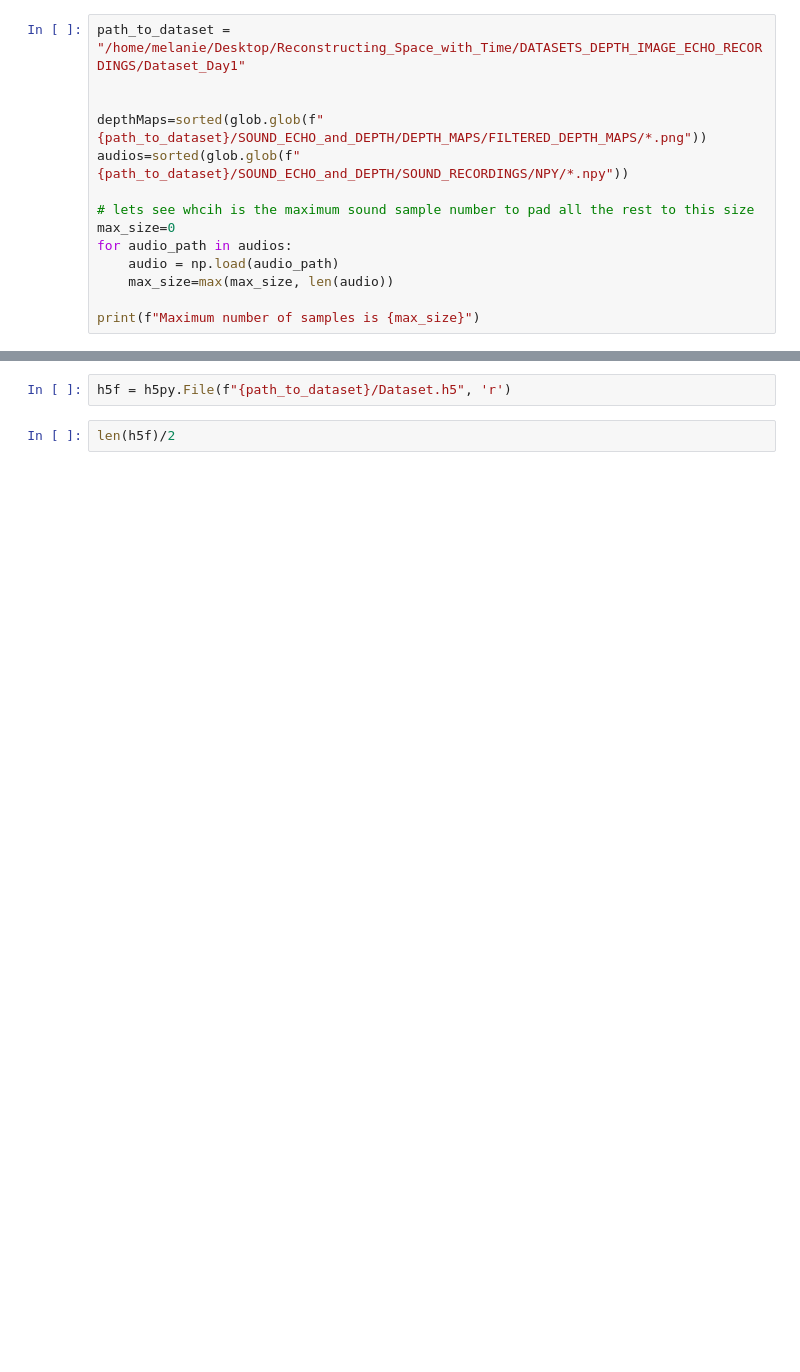
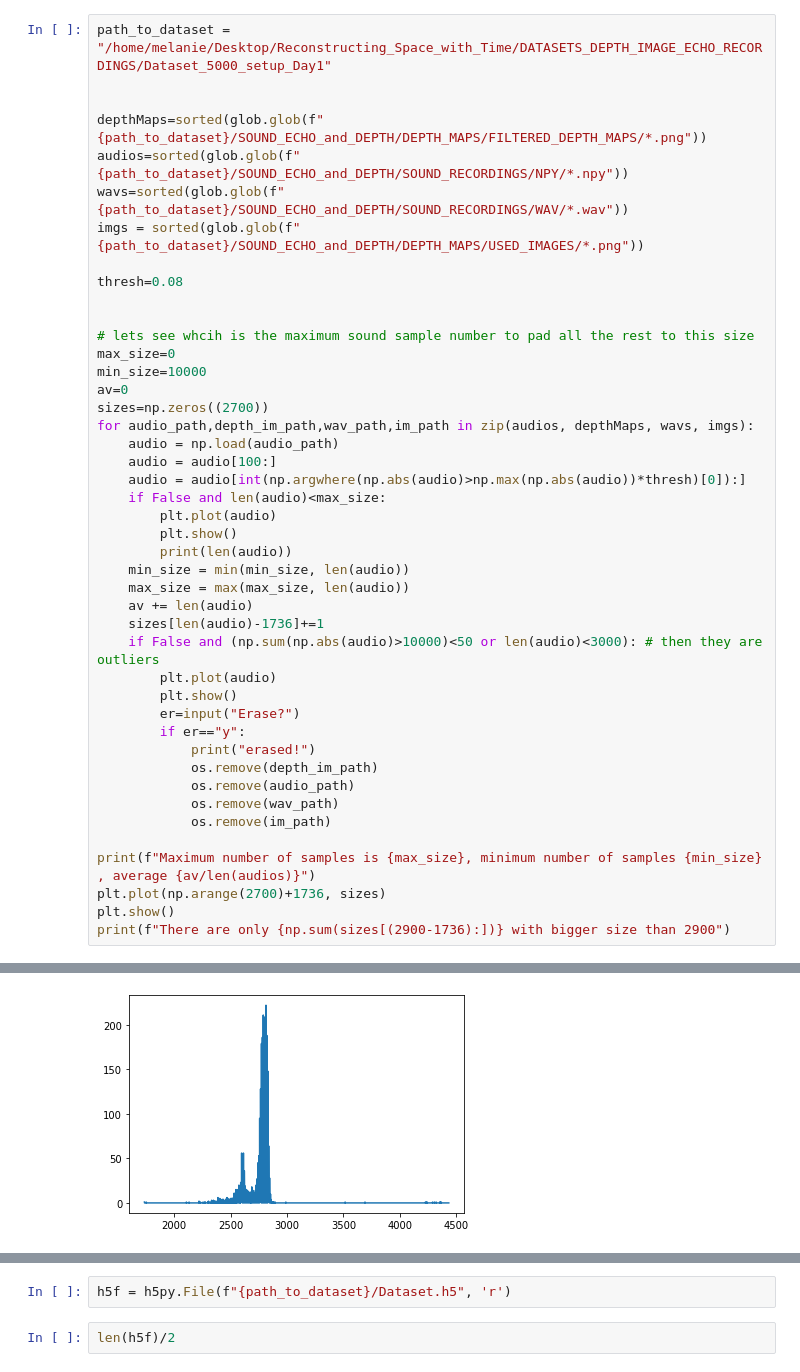
Before and after one commit to Oiangu9/Reconstructing_Space_with_Time, a Jupyter notebook: DEEP_LEARNING_LAB/DATASET_h5f_generator_from_images_and_wavs.ipynb, the cells around one changed output, grey strips where cells are left out. Cells and saved outputs as stored; diff of their text form; blank space fills up the shorter version.

```diff
--- a/DEEP_LEARNING_LAB/DATASET_h5f_generator_from_images_and_wavs.ipynb
+++ b/DEEP_LEARNING_LAB/DATASET_h5f_generator_from_images_and_wavs.ipynb
@@ -8,15 +9,45 @@ from skimage.transform import downscale_local_mean
 # %%
-path_to_dataset = "/home/melanie/Desktop/Reconstructing_Space_with_Time/DATASETS_DEPTH_IMAGE_ECHO_RECORDINGS/Dataset_Day1"
+path_to_dataset = "/home/melanie/Desktop/Reconstructing_Space_with_Time/DATASETS_DEPTH_IMAGE_ECHO_RECORDINGS/Dataset_5000_setup_Day1"
 
 
 depthMaps=sorted(glob.glob(f"{path_to_dataset}/SOUND_ECHO_and_DEPTH/DEPTH_MAPS/FILTERED_DEPTH_MAPS/*.png"))
 audios=sorted(glob.glob(f"{path_to_dataset}/SOUND_ECHO_and_DEPTH/SOUND_RECORDINGS/NPY/*.npy"))
+wavs=sorted(glob.glob(f"{path_to_dataset}/SOUND_ECHO_and_DEPTH/SOUND_RECORDINGS/WAV/*.wav"))
+imgs = sorted(glob.glob(f"{path_to_dataset}/SOUND_ECHO_and_DEPTH/DEPTH_MAPS/USED_IMAGES/*.png"))
+
+thresh=0.08
+
 
 # lets see whcih is the maximum sound sample number to pad all the rest to this size
 max_size=0
-for audio_path in audios:
+min_size=10000
+av=0
+sizes=np.zeros((2700))
+for audio_path,depth_im_path,wav_path,im_path in zip(audios, depthMaps, wavs, imgs):
     audio = np.load(audio_path)
-    max_size=max(max_size, len(audio))
+    audio = audio[100:]
+    audio = audio[int(np.argwhere(np.abs(audio)>np.max(np.abs(audio))*thresh)[0]):]
+    if False and len(audio)<max_size:
+        plt.plot(audio)
+        plt.show()
+        print(len(audio))
+    min_size = min(min_size, len(audio))
+    max_size = max(max_size, len(audio))
+    av += len(audio)
+    sizes[len(audio)-1736]+=1
+    if False and (np.sum(np.abs(audio)>10000)<50 or len(audio)<3000): # then they are outliers
+        plt.plot(audio)
+        plt.show()
+        er=input("Erase?")
+        if er=="y":
+            print("erased!")
+            os.remove(depth_im_path)
+            os.remove(audio_path)
+            os.remove(wav_path)
+            os.remove(im_path)
 
-print(f"Maximum number of samples is {max_size}")
+print(f"Maximum number of samples is {max_size}, minimum number of samples {min_size} , average {av/len(audios)}")
+plt.plot(np.arange(2700)+1736, sizes)
+plt.show()
+print(f"There are only {np.sum(sizes[(2900-1736):])} with bigger size than 2900")
 # %% [output]
@@ -23,0 +55 @@ Maximum number of samples is 2054
+[figure, added]
```
Also changed, not shown: parts of 7 cells of this notebook, 19 other files.
